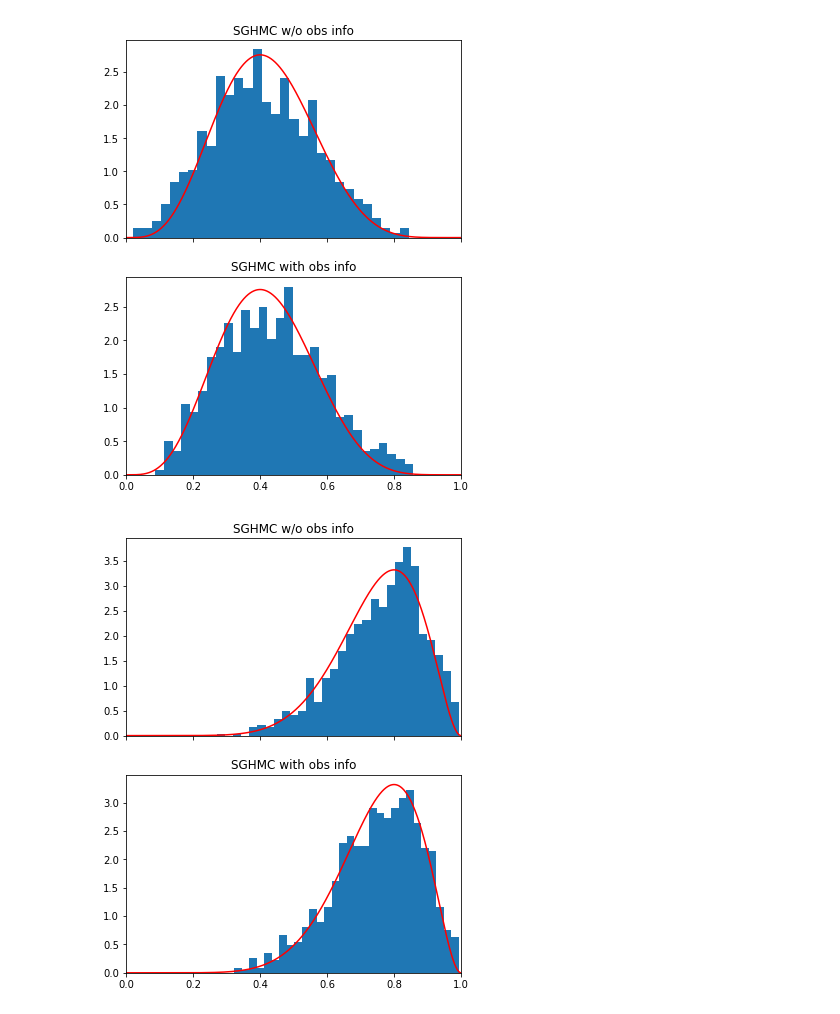
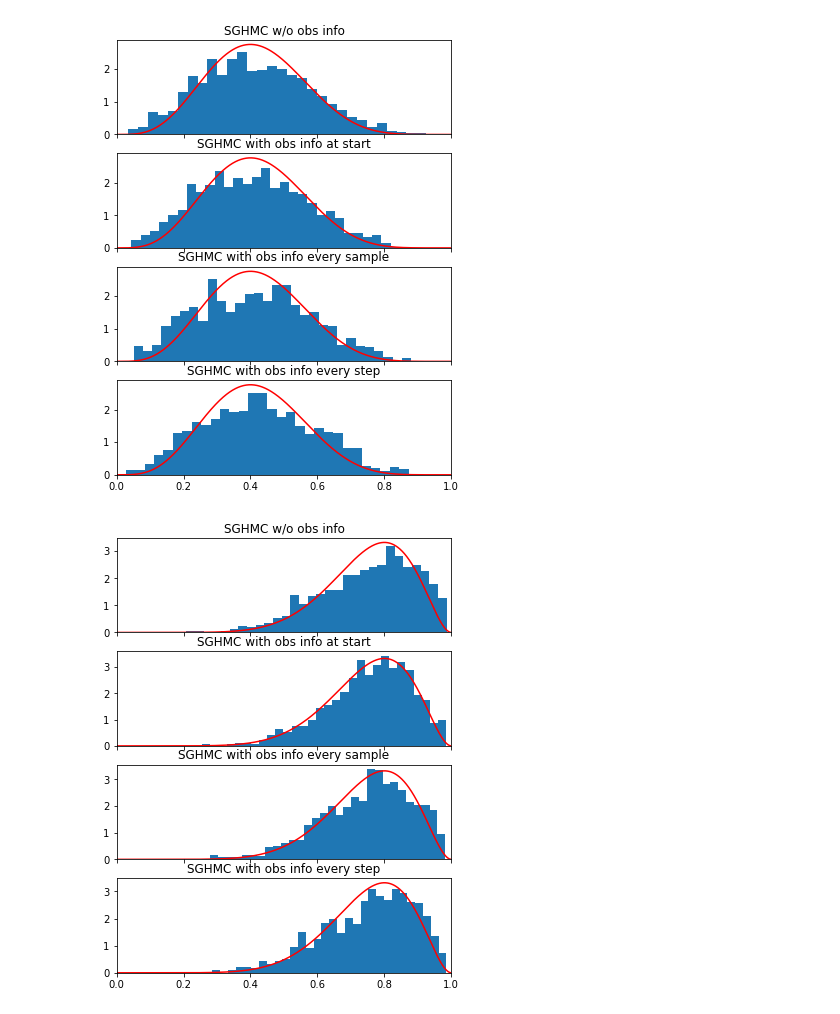
Before and after one commit to sacktock/SGHMC, a Jupyter notebook: obs-info-example.ipynb, the cells around one changed output. Drawn from its saved outputs; the diff is of its cells as text; code cells hidden in the pictures.

Commit message:
closes #16 ; added momentum resampling + added flexibility in computing obs_info + re-ran examples

```diff
--- a/obs-info-example.ipynb
+++ b/obs-info-example.ipynb
@@ -37,19 +37,21 @@ def model(x1, x2, alpha0=1., beta0=1.):
     return pyro.sample("obs1", dist.Bernoulli(f1), obs=x1), pyro.sample("obs2", dist.Bernoulli(f2), obs=x2)
 # %%
 BATCH_SIZE = 5
-# SGHMC without step size adaptation - hand tuned step size
+# SGHMC without obs info matrix
 sghmc_wo_ob = SGHMC(model,
                      subsample_positions=[0, 1],
                      batch_size=BATCH_SIZE,
                      step_size=0.1,
                      num_steps=5,
+                     resample_every_n=50,
                      with_friction=True,
                      friction_term=None,
                      friction_constant=1.0,
                      obs_info_noise=False,
+                     compute_obs_info='every_sample',
                      do_mh_correction=False,
-                     do_step_size_adaptation=True,
-                     target_accept=0.75)
+                     do_step_size_adaptation=False,
+                     target_accept=0.8)
 
 sghmc_mcmc_wo_ob = MCMC(sghmc_wo_ob, num_samples=1000)
 sghmc_mcmc_wo_ob.run(x1, x2)
@@ -76,28 +101,55 @@ sghmc_samples_with_ob = sghmc_mcmc_with_ob.get_samples()
+# %%
+BATCH_SIZE = 5
+# SGHMC obs info matrix computed at every leapfrog step
+sghmc_with_ob_el = SGHMC(model,
+                       subsample_positions=[0, 1],
+                       batch_size=BATCH_SIZE,
+                       step_size=0.1,
+                       num_steps=5,
+                       resample_every_n=50,
+                       with_friction=True,
+                       friction_term=None,
+                       friction_constant=1.0,
+                       obs_info_noise=True,
+                       compute_obs_info='every_step',
+                       do_mh_correction=False,
+                       do_step_size_adaptation=False,
+                       target_accept=0.8)
+
+sghmc_mcmc_with_ob_el = MCMC(sghmc_with_ob_el, num_samples=1000)
+sghmc_mcmc_with_ob_el.run(x1, x2)
+sghmc_samples_with_ob_el = sghmc_mcmc_with_ob_el.get_samples()
 # %%
 from torch.distributions import Beta
 
 def analytic_posterior(x):
     fn = Beta(5., 7.)
     return np.exp(fn.log_prob(x))
 
 x = torch.tensor(np.linspace(0, 1, num=1000))
 
-fig, axs = plt.subplots(2, 1, figsize=(6, 8), sharex=True)
+fig, axs = plt.subplots(4, 1, figsize=(6, 8), sharex=True)
 with torch.no_grad():
     axs[0].hist(sghmc_samples_wo_ob["coin1"].numpy(), density=True, bins=30)
     axs[0].set(title="SGHMC w/o obs info")
     axs[0].plot(x, analytic_posterior(x), "r", label="analytic posterior")
-    axs[1].hist(sghmc_samples_with_ob["coin1"].numpy(), density=True, bins=30)
-    axs[1].set(title="SGHMC with obs info")
+    axs[1].hist(sghmc_samples_with_ob_s["coin1"].numpy(), density=True, bins=30)
+    axs[1].set(title="SGHMC with obs info at start")
     axs[1].plot(x, analytic_posterior(x), "r", label="analytic posterior")
+    axs[2].hist(sghmc_samples_with_ob_es["coin1"].numpy(), density=True, bins=30)
+    axs[2].set(title="SGHMC with obs info every sample")
+    axs[2].plot(x, analytic_posterior(x), "r", label="analytic posterior")
+    axs[3].hist(sghmc_samples_with_ob_el["coin1"].numpy(), density=True, bins=30)
+    axs[3].set(title="SGHMC with obs info every step")
+    axs[3].plot(x, analytic_posterior(x), "r", label="analytic posterior")
 
 plt.xlim((0.0, 1.0))
 plt.show()
 #posterior samples should look like a beta(5, 7) dist
 # %% [output]
-[figure, old version]
+[figure, new version]
 # %%
-fig, axs = plt.subplots(2, 1, figsize=(6, 8), sharex=True)
+fig, axs = plt.subplots(4, 1, figsize=(6, 8), sharex=True)
 
 def analytic_posterior(x):
     fn = Beta(9., 3.)
@@ -109,12 +161,18 @@ with torch.no_grad():
     axs[0].hist(sghmc_samples_wo_ob["coin2"].numpy(), density=True, bins=30)
     axs[0].set(title="SGHMC w/o obs info")
     axs[0].plot(x, analytic_posterior(x), "r", label="analytic posterior")
-    axs[1].hist(sghmc_samples_with_ob["coin2"].numpy(), density=True, bins=30)
-    axs[1].set(title="SGHMC with obs info")
+    axs[1].hist(sghmc_samples_with_ob_s["coin2"].numpy(), density=True, bins=30)
+    axs[1].set(title="SGHMC with obs info at start")
     axs[1].plot(x, analytic_posterior(x), "r", label="analytic posterior")
+    axs[2].hist(sghmc_samples_with_ob_es["coin2"].numpy(), density=True, bins=30)
+    axs[2].set(title="SGHMC with obs info every sample")
+    axs[2].plot(x, analytic_posterior(x), "r", label="analytic posterior")
+    axs[3].hist(sghmc_samples_with_ob_el["coin2"].numpy(), density=True, bins=30)
+    axs[3].set(title="SGHMC with obs info every step")
+    axs[3].plot(x, analytic_posterior(x), "r", label="analytic posterior")
 
 plt.xlim((0.0, 1.0))
 plt.show()
 #posterior samples should look like a beta(9, 3) dist
 # %% [output]
-[figure, old version]
+[figure, new version]
```
Also changed, not shown: parts of 3 cells of this notebook, 3 other files.
